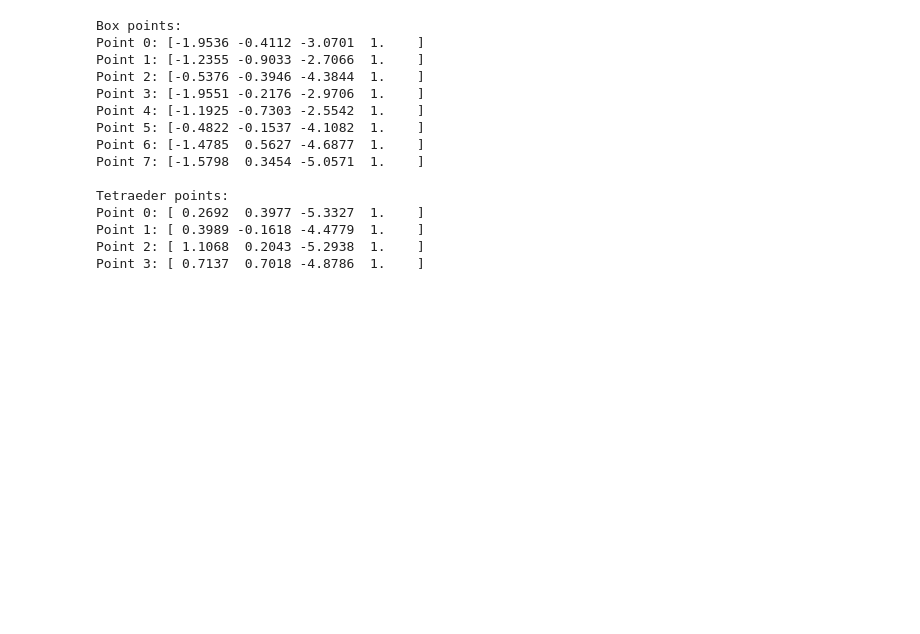
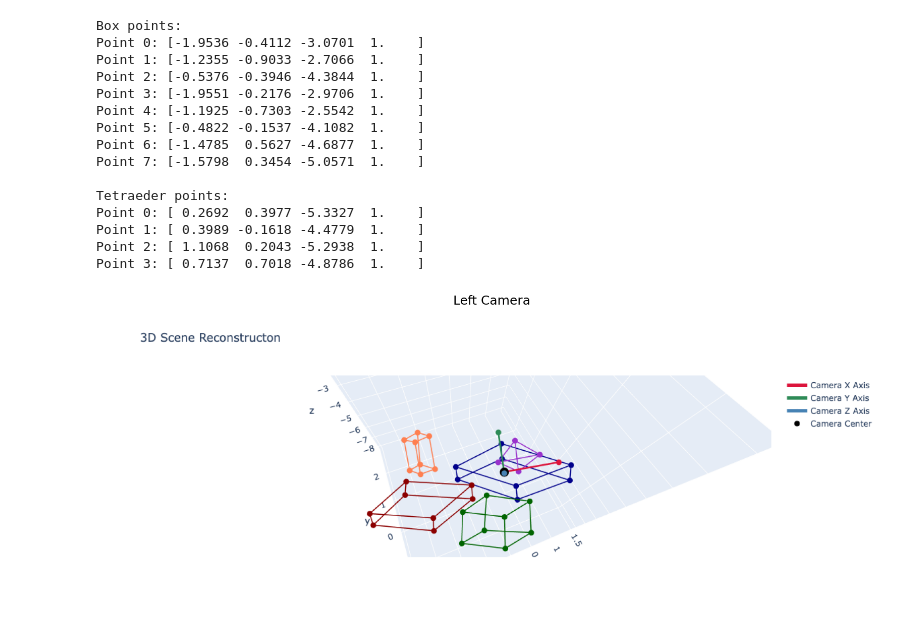
Before and after one commit to lanamatic/3D-scene-reconstruction, a Jupyter notebook: main.ipynb, the cells around one changed output. Cells and saved outputs as stored; diff of their text form; code cells hidden in the pictures; blank space fills up the shorter version.

Commit message:
Image displayed

```diff
--- a/main.ipynb
+++ b/main.ipynb
@@ -576,3 +576,21 @@ fig = plot_camera_axes(
 )
 
 fig.show()
+# %%
+import cv2
+import matplotlib.pyplot as plt
+
+# Load the image
+left_image = cv2.imread("3d-reconstructed.png")
+
+# Convert BGR (OpenCV default) to RGB (matplotlib format)
+left_image_rgb = cv2.cvtColor(left_image, cv2.COLOR_BGR2RGB)
+
+# Display the image
+plt.figure(figsize=(20, 20))  # Set the figure size
+plt.imshow(left_image_rgb)
+plt.axis('off')  # Turn off axes
+plt.title("Left Camera", fontsize=18)  # Add a title with larger font size
+plt.show()
+# %% [output]
+[figure, added]
```
